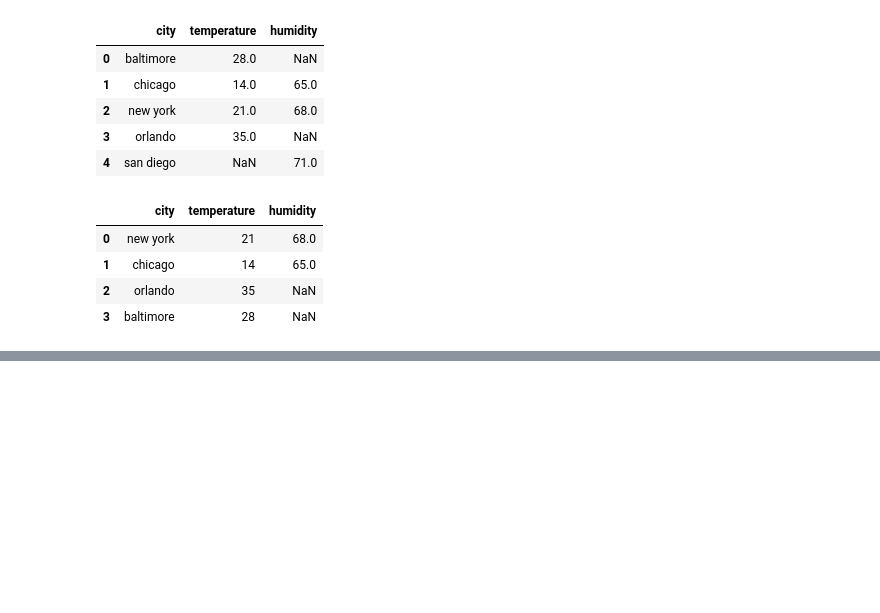
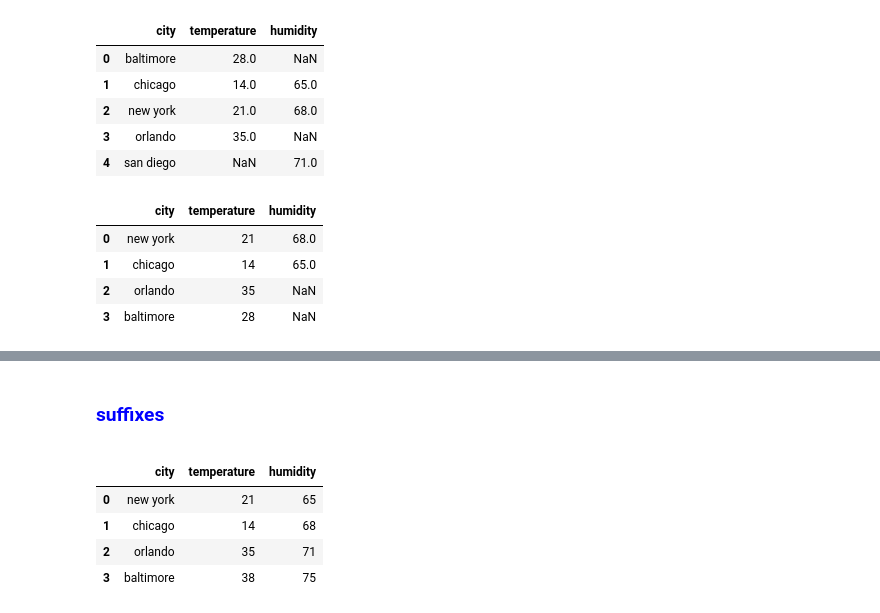
Before and after one commit to aranyaadheu/Pandas, a Jupyter notebook: pandas/09. merge dfs/pandas_merge.ipynb, the cells around one changed output, grey strips where cells are left out. Cells and saved outputs as stored; diff of their text form; code cells hidden in the pictures; blank space fills up the shorter version.

```diff
--- a/pandas/09. merge dfs/pandas_merge.ipynb
+++ b/pandas/09. merge dfs/pandas_merge.ipynb
@@ -103,0 +131,17 @@ df3
+# %% [markdown]
+<span style="color: blue;">
+    <h3>suffixes</h3>
+</span>
+# %%
+df1 = pd.DataFrame({
+    "city": ["new york", "chicago", "orlando", "baltimore"],
+    "temperature": [21, 14, 35, 38],
+    "humidity": [65, 68, 71, 75],
+})
+df1
+# %% [output]
+|  | city | temperature | humidity |
+| 0 | new york | 21 | 65 |
+| 1 | chicago | 14 | 68 |
+| 2 | orlando | 35 | 71 |
+| 3 | baltimore | 38 | 75 |
```
Also changed, not shown: parts of 10 cells of this notebook.
